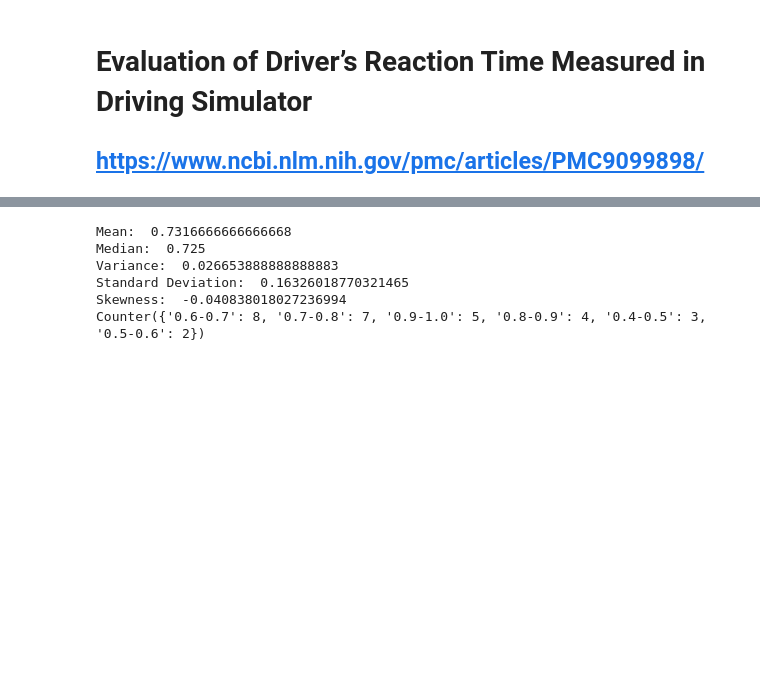
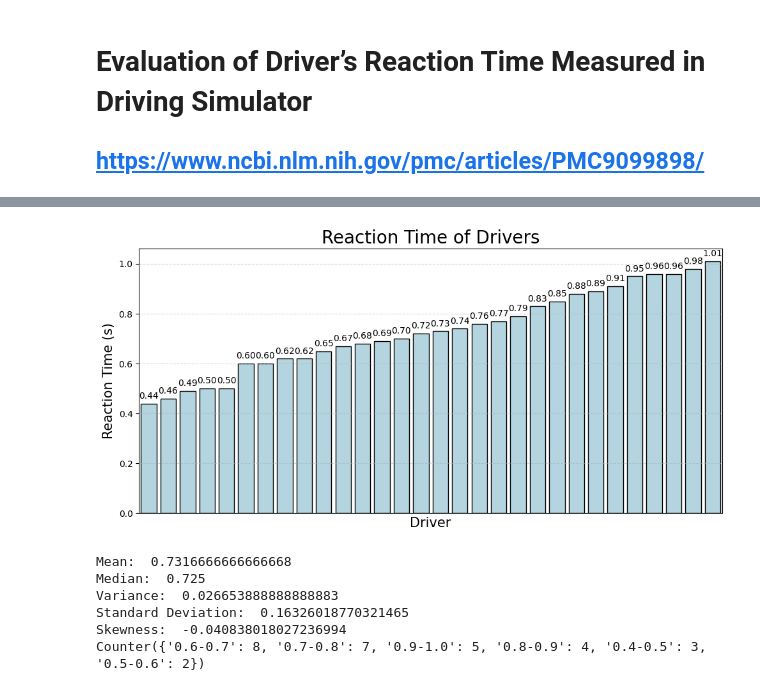
Before and after one commit to IgnacioPardo/simulacion_Gral_Paz, a Jupyter notebook: src/Evaluation of Drivers Reaction Time Measured in Driving Simulator.ipynb, the cells around one changed output, grey strips where cells are left out. Saved outputs shown, nothing was run; the diff lists cells and outputs as text; code cells hidden in the pictures; blank space fills up the shorter version.

Commit message:
plot(Reaction_Time_of_Drivers_Histogram)

```diff
--- a/src/Evaluation of Drivers Reaction Time Measured in Driving Simulator.ipynb
+++ b/src/Evaluation of Drivers Reaction Time Measured in Driving Simulator.ipynb
@@ -12 +15,31 @@ Datos obtenidos de la Figura 3 de la publicación.
+# %%
+fig, ax = plt.subplots(figsize = (10, 5))
+
+sns.barplot(x = np.arange(1, 31), y = d, ax = ax, color = 'lightblue', edgecolor = 'black', linewidth = 1)
+
+# Add labels to bars with values
+for i, v in enumerate(d):
+    ax.text(i + 0.5, v + 0.02, "{:.2f}".format(v) + " " * (4 - len("{:.2f}".format(v))), color = 'black', ha = 'right', fontsize = 10)
+
+# Add y axis from 0 to 1.2 with 0.2 interval labels
+plt.yticks(np.arange(0, 1.2, 0.2))
+
+# Grid
+plt.grid(axis = 'y', linestyle = '--', alpha = 0.5)
+
+# Remove xticks
+plt.xticks([])
+
+ax.set_title('Reaction Time of Drivers', fontsize = 20)
+
+ax.set_xlabel('Driver', fontsize = 15)
+ax.set_ylabel('Reaction Time (s)', fontsize = 15)
+
+fig.tight_layout()
+
+# Transparent background
+fig.patch.set_alpha(0)
+fig.savefig(f"plots/Reaction_Time_of_Drivers.png", dpi = 300, bbox_inches = 'tight', transparent = True)
+# %% [output]
+[figure, added]
 # %%
```
Also changed, not shown: parts of 3 cells of this notebook, 2 other files.
